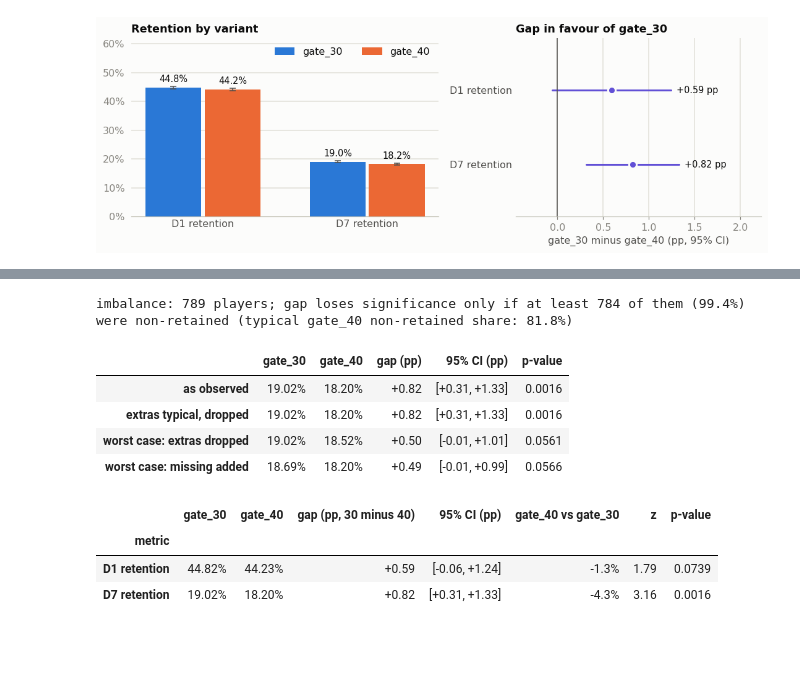
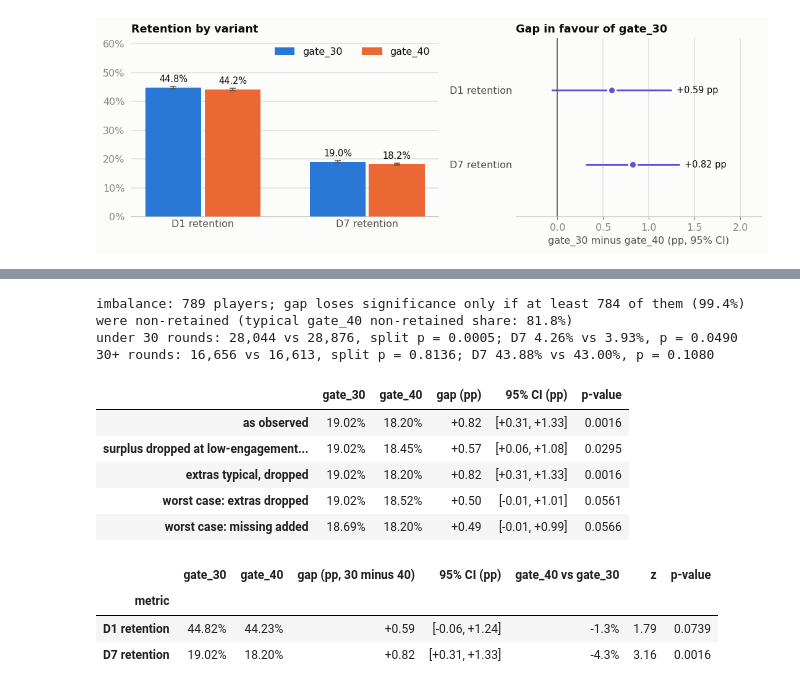
Before and after one commit to rahulkundanjha-blip/cookie-cats-ab-test, a Jupyter notebook: cookie_cats_ab_test.ipynb, the cells around one changed output, grey strips where cells are left out. Drawn from its saved outputs; the diff is of its cells as text; code cells hidden in the pictures; blank space fills up the shorter version.

```diff
--- a/cookie_cats_ab_test.ipynb
+++ b/cookie_cats_ab_test.ipynb
@@ -188,22 +191,30 @@ The second table repeats the retention tests without the one player above 10,000
 # %%
 # How far could the 50/50 imbalance move the primary result?
 r7 = results["retention_7"]
 sens = cc.srm_sensitivity(r7["x_control"], r7["n_control"], r7["x_treatment"], r7["n_treatment"])
+pre_gate = cc.before_any_gate(df)
 scenarios = {"as observed": r7,
+             "surplus dropped at low-engagement rate": pre_gate["surplus_low_engagement"],
              "extras typical, dropped": sens["typical_extras_dropped"],
              "worst case: extras dropped": sens["worst_extras_dropped"],
              "worst case: missing added": sens["worst_missing_added"]}
 print(f"imbalance: {sens['excess_players']} players; gap loses significance only if at least "
       f"{sens['breakeven_non_retained']} of them ({sens['breakeven_share']:.1%}) were non-retained "
       f"(typical gate_40 non-retained share: {sens['typical_non_retained_share']:.1%})")
+for name, part in [("under 30 rounds", pre_gate["below"]), ("30+ rounds", pre_gate["at_or_above"])]:
+    print(f"{name}: {part['srm']['n_control']:,} vs {part['srm']['n_treatment']:,}, split p = {part['srm']['p_value']:.4f}; "
+          f"D7 {part['d7']['rate_control']:.2%} vs {part['d7']['rate_treatment']:.2%}, p = {part['d7']['p_value']:.4f}")
 pd.DataFrame({k: {"gate_30": f"{r['rate_control']:.2%}", "gate_40": f"{r['rate_treatment']:.2%}",
                   "gap (pp)": f"{100*r['diff']:+.2f}",
                   "95% CI (pp)": f"[{100*r['ci_low']:+.2f}, {100*r['ci_high']:+.2f}]",
                   "p-value": f"{r['p_value']:.4f}"} for k, r in scenarios.items()}).T
 # %% [output]
 imbalance: 789 players; gap loses significance only if at least 784 of them (99.4%) were non-retained (typical gate_40 non-retained share: 81.8%)
+under 30 rounds: 28,044 vs 28,876, split p = 0.0005; D7 4.26% vs 3.93%, p = 0.0490
+30+ rounds: 16,656 vs 16,613, split p = 0.8136; D7 43.88% vs 43.00%, p = 0.1080
 |  | gate_30 | gate_40 | gap (pp) | 95% CI (pp) | p-value |
 | as observed | 19.02% | 18.20% | +0.82 | [+0.31, +1.33] | 0.0016 |
+| surplus dropped at low-engagement... | 19.02% | 18.45% | +0.57 | [+0.06, +1.08] | 0.0295 |
 | extras typical, dropped | 19.02% | 18.20% | +0.82 | [+0.31, +1.33] | 0.0016 |
 | worst case: extras dropped | 19.02% | 18.52% | +0.50 | [-0.01, +1.01] | 0.0561 |
 | worst case: missing added | 18.69% | 18.20% | +0.49 | [-0.01, +0.99] | 0.0566 |
```
Also changed, not shown: parts of 10 cells of this notebook, 8 other files.
